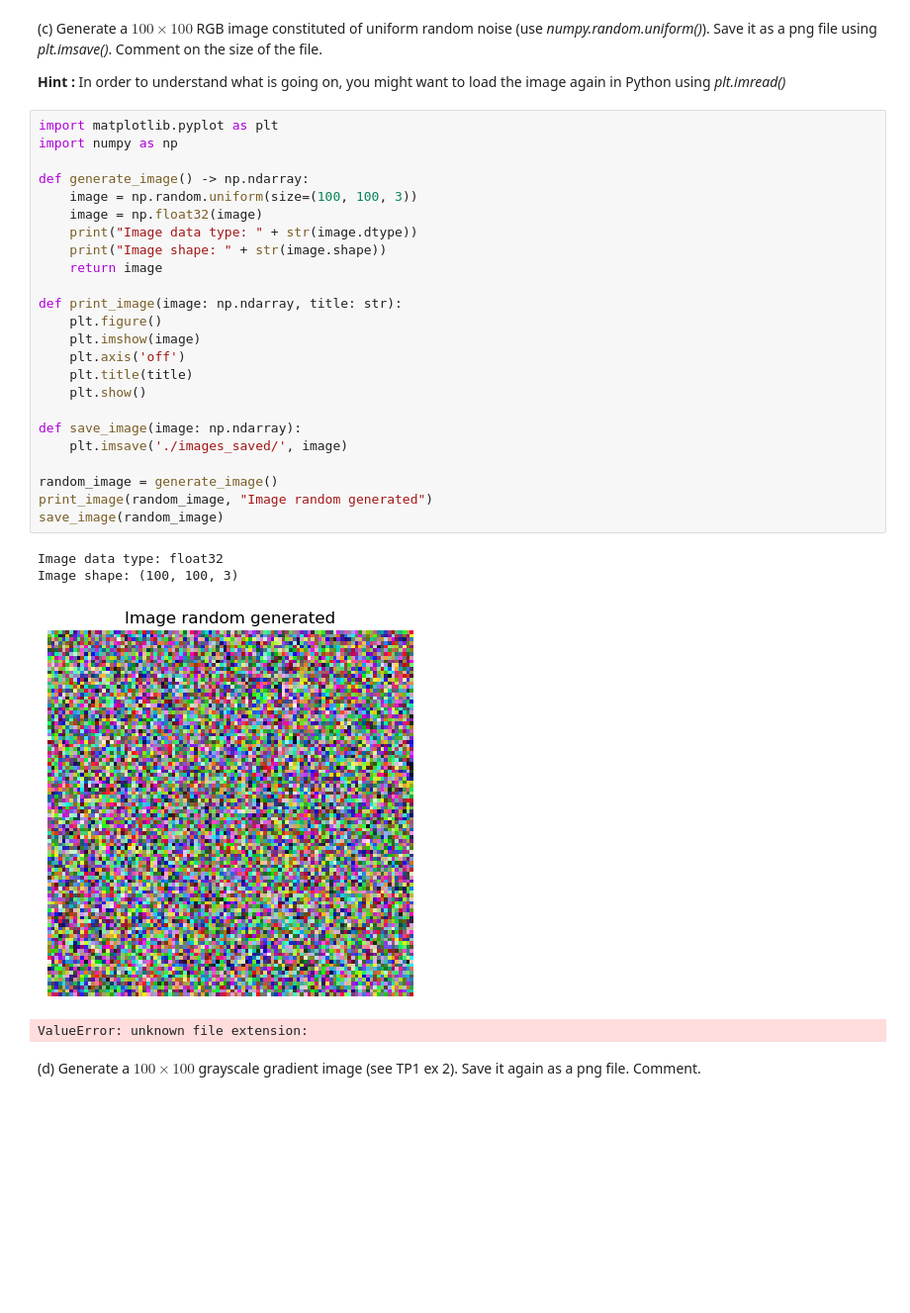
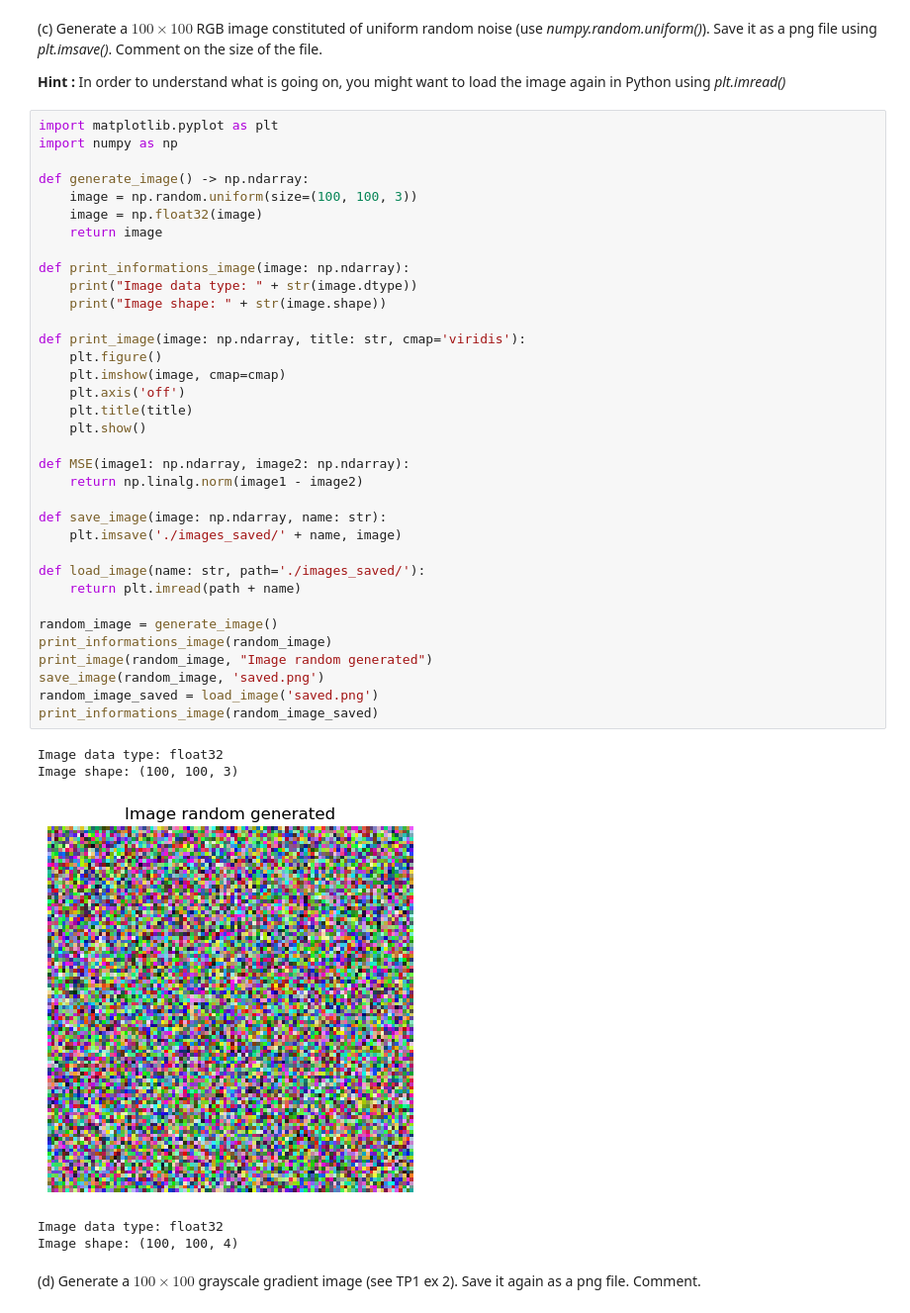
Before and after one commit to Arkanthara/digital_image_processing, a Jupyter notebook: TP3_Image_acquisition_and_sensing.ipynb, the cells around one changed output. Shown: that part at 99% size. Saved outputs shown, nothing was run; the diff lists cells and outputs as text; blank space fills up the shorter version.

```diff
--- a/TP3_Image_acquisition_and_sensing.ipynb
+++ b/TP3_Image_acquisition_and_sensing.ipynb
@@ -45,31 +44,43 @@ print(100*100*2/8)
 # %%
 import matplotlib.pyplot as plt
 import numpy as np
 
 def generate_image() -> np.ndarray:
     image = np.random.uniform(size=(100, 100, 3))
     image = np.float32(image)
+    return image
+
+def print_informations_image(image: np.ndarray):
     print("Image data type: " + str(image.dtype))
     print("Image shape: " + str(image.shape))
-    return image
 
-def print_image(image: np.ndarray, title: str):
+def print_image(image: np.ndarray, title: str, cmap='viridis'):
     plt.figure()
-    plt.imshow(image)
+    plt.imshow(image, cmap=cmap)
     plt.axis('off')
     plt.title(title)
     plt.show()
 
-def save_image(image: np.ndarray):
-    plt.imsave('./images_saved/', image)
+def MSE(image1: np.ndarray, image2: np.ndarray):
+    return np.linalg.norm(image1 - image2)
+
+def save_image(image: np.ndarray, name: str):
+    plt.imsave('./images_saved/' + name, image)
+
+def load_image(name: str, path='./images_saved/'):
+    return plt.imread(path + name)
 
 random_image = generate_image()
+print_informations_image(random_image)
 print_image(random_image, "Image random generated")
-save_image(random_image)
+save_image(random_image, 'saved.png')
+random_image_saved = load_image('saved.png')
+print_informations_image(random_image_saved)
 # %% [output]
 Image data type: float32
 Image shape: (100, 100, 3)
-[figure, old version]
+[figure, new version]
-ValueError: unknown file extension:
+Image data type: float32
+Image shape: (100, 100, 4)
 # %% [markdown]
 (d) Generate a $100 \times 100$ grayscale gradient image (see TP1 ex 2). Save it again as a png file. Comment.
```
Also changed, not shown: parts of 11 cells of this notebook, 3 other files.
